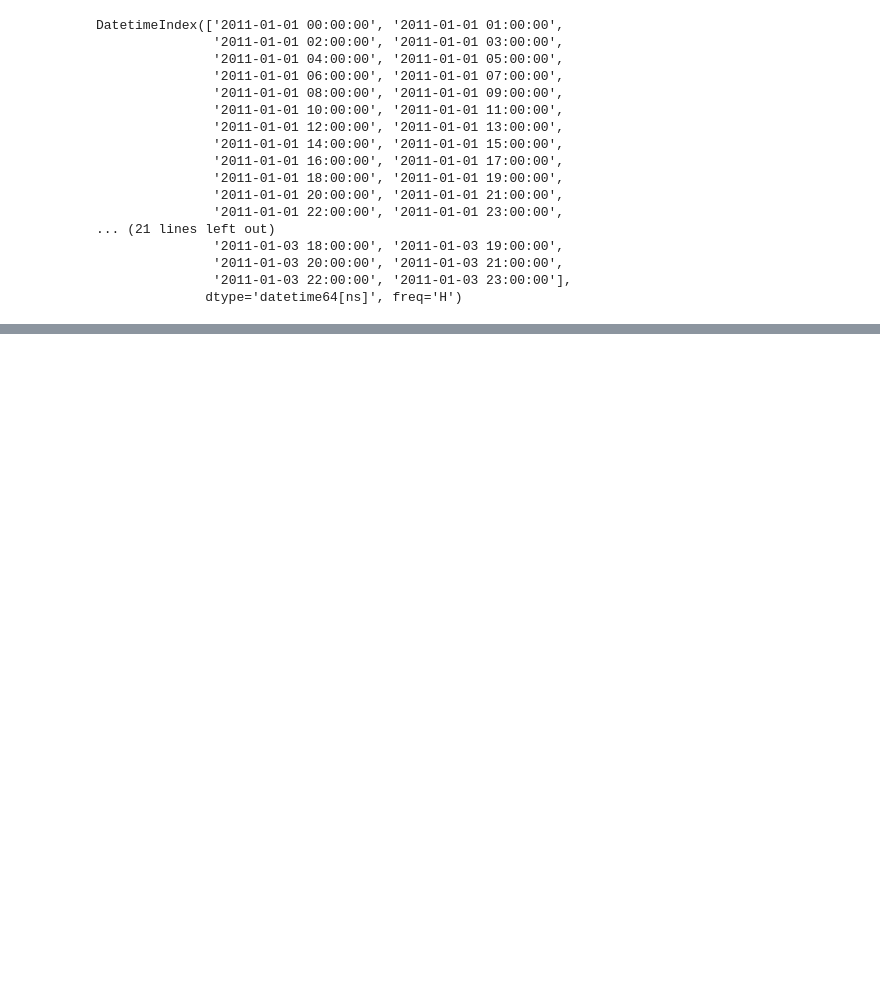
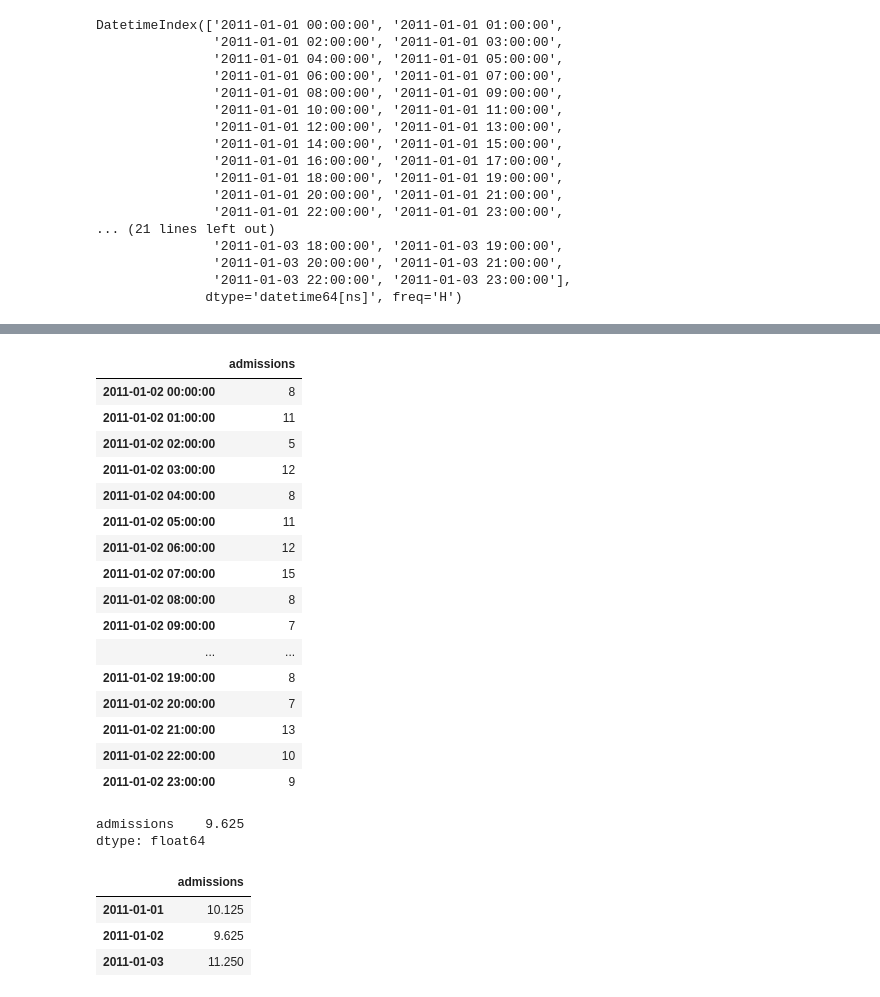
Before and after one commit to RitRa/time_series, a Jupyter notebook: Time series.ipynb, the cells around one changed output, grey strips where cells are left out. Cells and saved outputs as stored; diff of their text form; code cells hidden in the pictures; blank space fills up the shorter version.

```diff
--- a/Time series.ipynb
+++ b/Time series.ipynb
@@ -116,0 +124,33 @@ array([ 6,  5, 11,  5,  2,  3,  7,  5,  3,  1])
+# %%
+ts.loc['2011-01-02 00:00:00':'2011-01-02 23:00:00']
+# %% [output]
+|  | admissions |
+| 2011-01-02 00:00:00 | 8 |
+| 2011-01-02 01:00:00 | 11 |
+| 2011-01-02 02:00:00 | 5 |
+| 2011-01-02 03:00:00 | 12 |
+| 2011-01-02 04:00:00 | 8 |
+| 2011-01-02 05:00:00 | 11 |
+| 2011-01-02 06:00:00 | 12 |
+| 2011-01-02 07:00:00 | 15 |
+| 2011-01-02 08:00:00 | 8 |
+| 2011-01-02 09:00:00 | 7 |
+| ... | ... |
+| 2011-01-02 19:00:00 | 8 |
+| 2011-01-02 20:00:00 | 7 |
+| 2011-01-02 21:00:00 | 13 |
+| 2011-01-02 22:00:00 | 10 |
+| 2011-01-02 23:00:00 | 9 |
+# %%
+ts.loc['2011-01-02 00:00:00':'2011-01-02 23:00:00'].mean()
+# %% [output]
+admissions    9.625
+dtype: float64
+# %%
+# takes all the variables on the 1 jan and calculates their mean and so on
+ts.resample('D').mean()
+# %% [output]
+|  | admissions |
+| 2011-01-01 | 10.125 |
+| 2011-01-02 | 9.625 |
+| 2011-01-03 | 11.250 |
```
Also changed, not shown: parts of 5 cells of this notebook.
